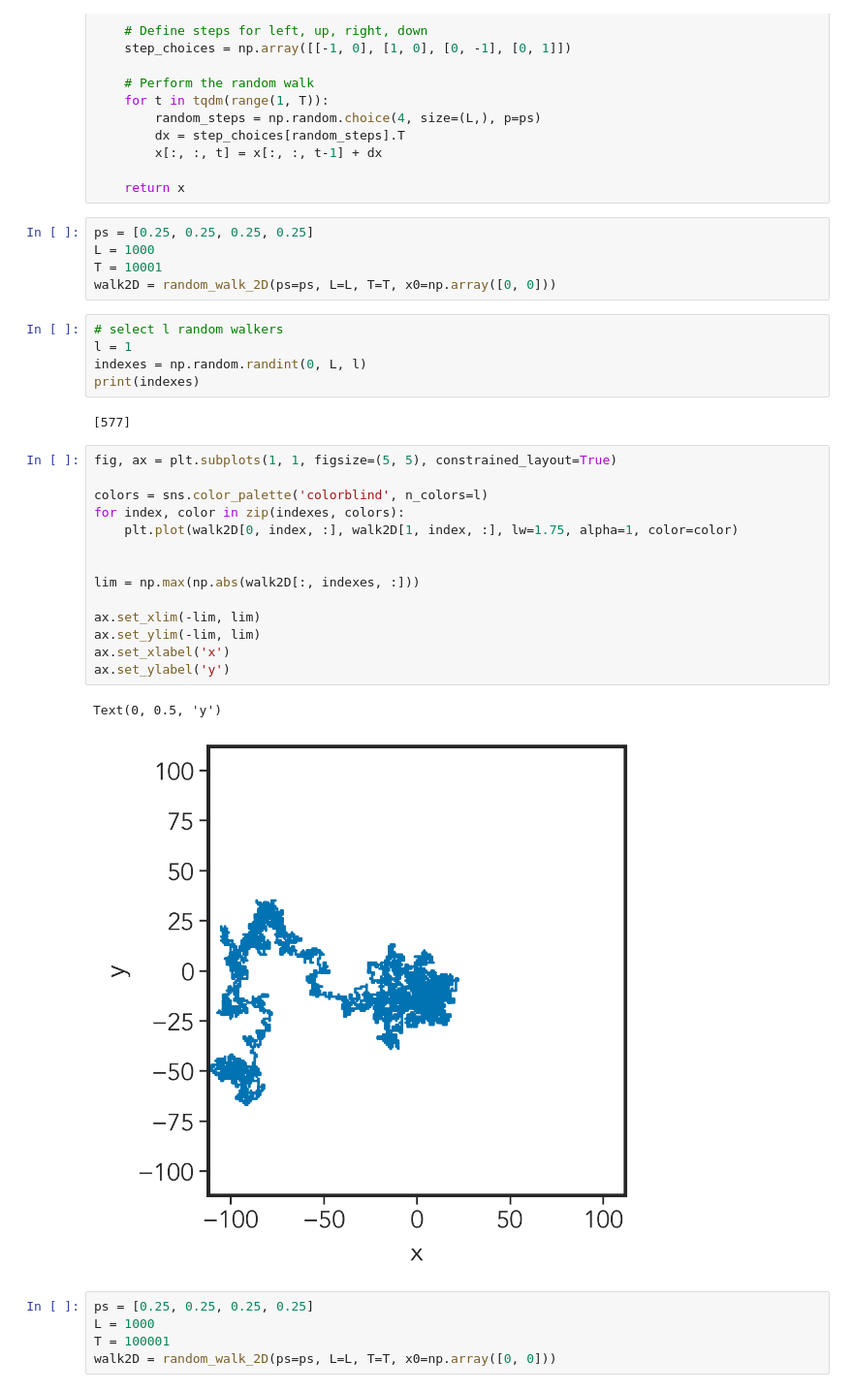
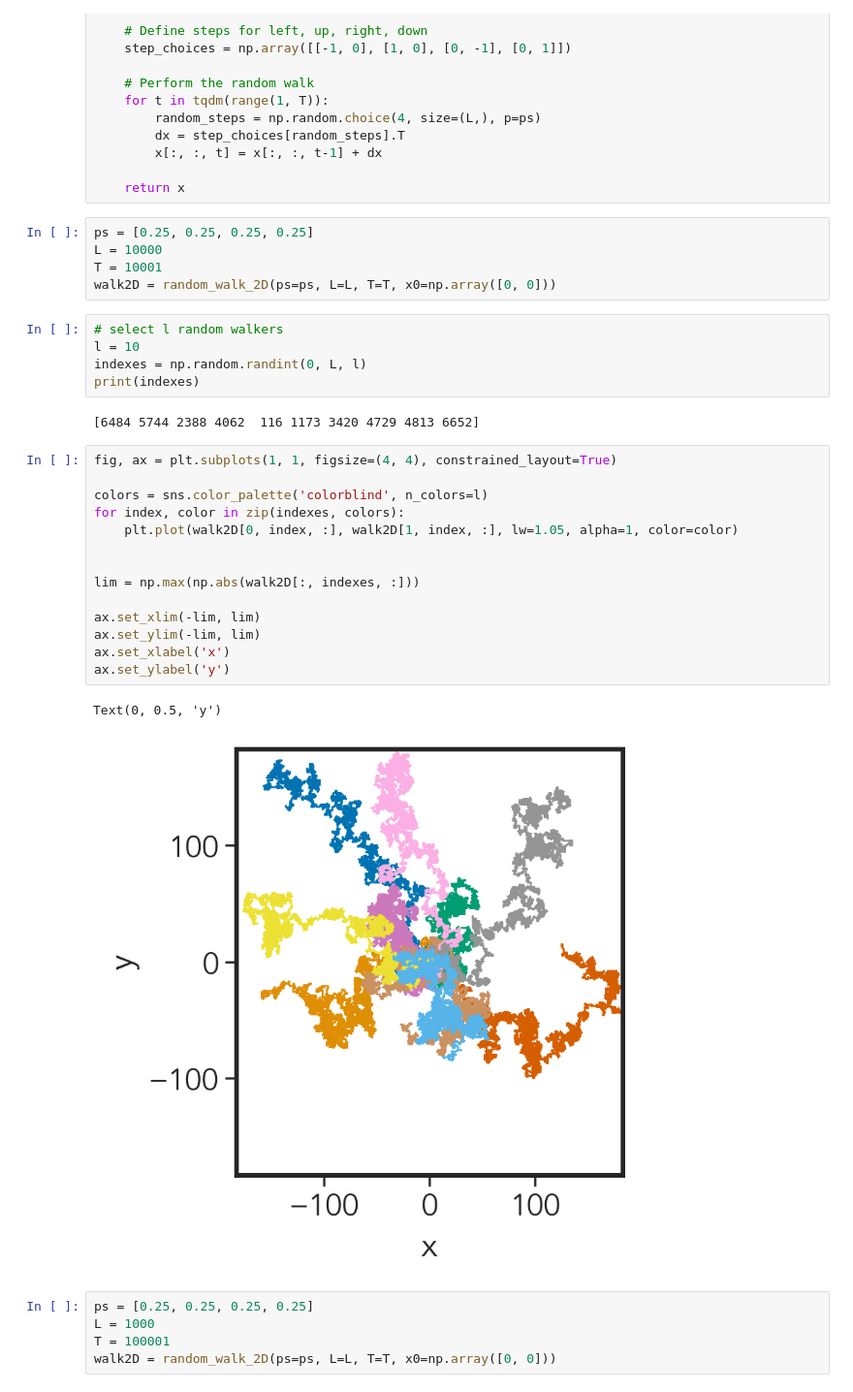
Before and after one commit to epigani/ModTF2324, a Jupyter notebook: code/ModTF_01.ipynb, the cells around one changed output. Shown at 97% size. Cells and saved outputs as stored; diff of their text form.

```diff
--- a/code/ModTF_01.ipynb
+++ b/code/ModTF_01.ipynb
@@ -330,33 +330,33 @@ def random_walk_2D(ps=[0.25, 0.25, 0.25, 0.25], L=1000, T=1000, x0=np.array([0,
     return x
 # %%
 ps = [0.25, 0.25, 0.25, 0.25]
-L = 1000
+L = 10000
 T = 10001
 walk2D = random_walk_2D(ps=ps, L=L, T=T, x0=np.array([0, 0]))
 # %%
 # select l random walkers
-l = 1
+l = 10
 indexes = np.random.randint(0, L, l)
 print(indexes)
 # %% [output]
-[577]
+[6484 5744 2388 4062  116 1173 3420 4729 4813 6652]
 # %%
-fig, ax = plt.subplots(1, 1, figsize=(5, 5), constrained_layout=True)
+fig, ax = plt.subplots(1, 1, figsize=(4, 4), constrained_layout=True)
 
 colors = sns.color_palette('colorblind', n_colors=l)
 for index, color in zip(indexes, colors):
-    plt.plot(walk2D[0, index, :], walk2D[1, index, :], lw=1.75, alpha=1, color=color)
+    plt.plot(walk2D[0, index, :], walk2D[1, index, :], lw=1.05, alpha=1, color=color)
 
 
 lim = np.max(np.abs(walk2D[:, indexes, :]))
 
 ax.set_xlim(-lim, lim)
 ax.set_ylim(-lim, lim)
 ax.set_xlabel('x')
 ax.set_ylabel('y')
 # %% [output]
 Text(0, 0.5, 'y')
-[figure, old version]
+[figure, new version]
 # %%
 ps = [0.25, 0.25, 0.25, 0.25]
 L = 1000
```
Also changed, not shown: parts of 1 cell of this notebook.
